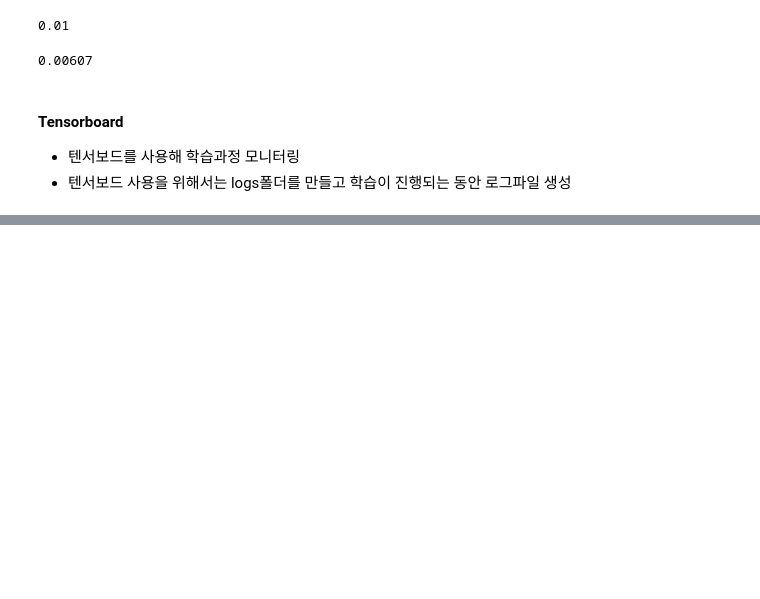
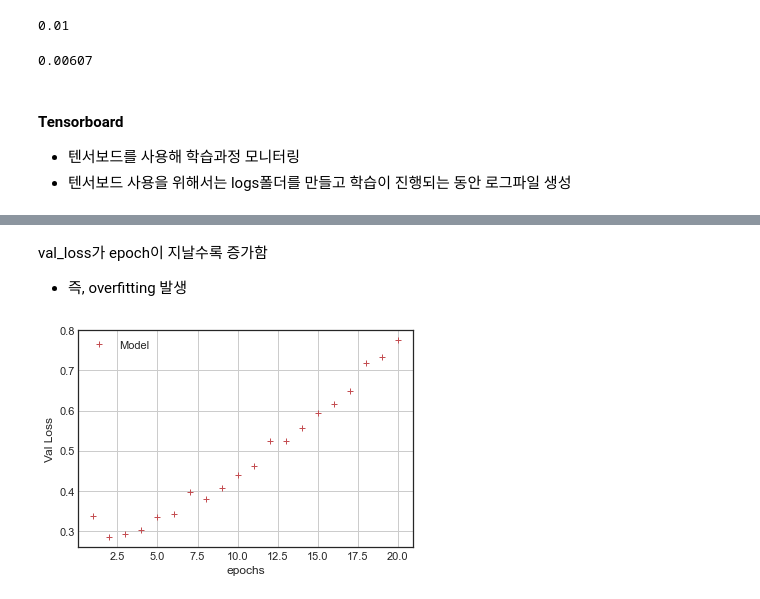
Before and after one commit to dong-hoon-lee/self_study, a Jupyter notebook: tf_txtbook.ipynb, the cells around one changed output, grey strips where cells are left out. Saved outputs shown, nothing was run; the diff lists cells and outputs as text; code cells hidden in the pictures; blank space fills up the shorter version.

```diff
--- a/tf_txtbook.ipynb
+++ b/tf_txtbook.ipynb
@@ -896,0 +922,6 @@ Epoch 30/30
+# %%
+x_train = vectorize_seq(train_data)
+x_test = vectorize_seq(test_data)
+
+y_train = np.asarray(train_labels).astype('float32')
+y_test = np.asarray(test_labels).astype('float32')
@@ -896,0 +975,12 @@ Epoch 30/30
+# %%
+model = Sequential([
+    Dense(16, activation='relu', input_shape=(10000, ), name='input'),
+    Dense(16, activation='relu', name='hidden'),
+    Dense(1, activation='sigmoid', name='output')
+])
+
+model.compile(optimizer='rmsprop',
+              loss='binary_crossentropy',
+              metrics=['acc'])
+
+model.summary()
@@ -896,0 +1003,7 @@ Epoch 30/30
+# %%
+# model train
+
+model_hist = model.fit(x_train, y_train,
+                       epochs=20,
+                       batch_size=512,
+                       validation_data=(x_test, y_test))
@@ -896,0 +1028,17 @@ Epoch 30/30
+# %% [markdown]
+val_loss가 epoch이 지날수록 증가함
+- 즉, overfitting 발생
+# %%
+plt.style.use('seaborn-white')
+
+epochs = range(1, 21)
+model_val_loss = model_hist.history['val_loss']   # model.history에서 특정한 수치만 가져올 수 있음
+
+plt.plot(epochs, model_val_loss, 'r+', label='Model')
+plt.xlabel('epochs')
+plt.ylabel('Val Loss')
+plt.legend()
+plt.grid()
+plt.show()
+# %% [output]
+[figure, added]
```
Also changed, not shown: parts of 28 cells of this notebook.
